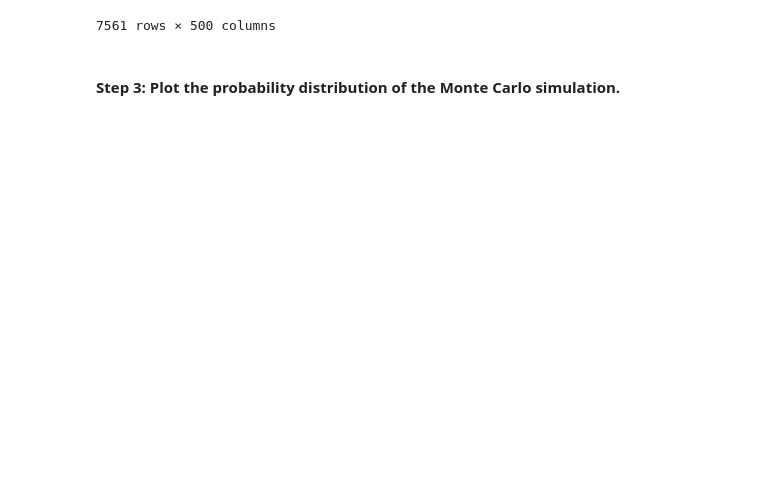
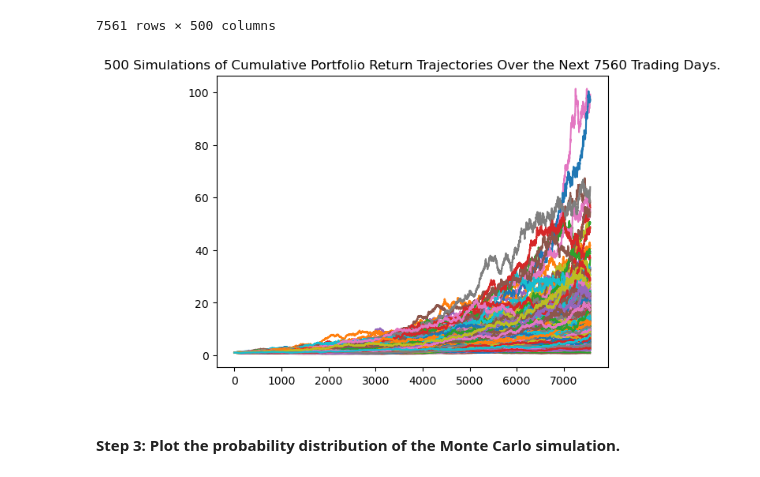
Before and after one commit to AndrewRBader/module5_challenge, a Jupyter notebook: financial_planning_tools.ipynb, the cells around one changed output. Cells and saved outputs as stored; diff of their text form; code cells hidden in the pictures; blank space fills up the shorter version.

```diff
--- a/financial_planning_tools.ipynb
+++ b/financial_planning_tools.ipynb
@@ -588,7 +588,11 @@ Running Monte Carlo simulation number 490.
 # %%
 # Visualize the 30-year Monte Carlo simulation by creating an
 # overlay line plot
-# YOUR CODE HERE
+
+# using plot_simulation() plotting function to review samples over simulated time frame
+MC_30year_simulation_line_plot = MC_30year_simulation.plot_simulation()
+# %% [output]
+[figure, added]
 # %% [markdown]
 #### Step 3: Plot the probability distribution of the Monte Carlo simulation.
 # %%
```
Also changed, not shown: parts of 2 cells of this notebook.
